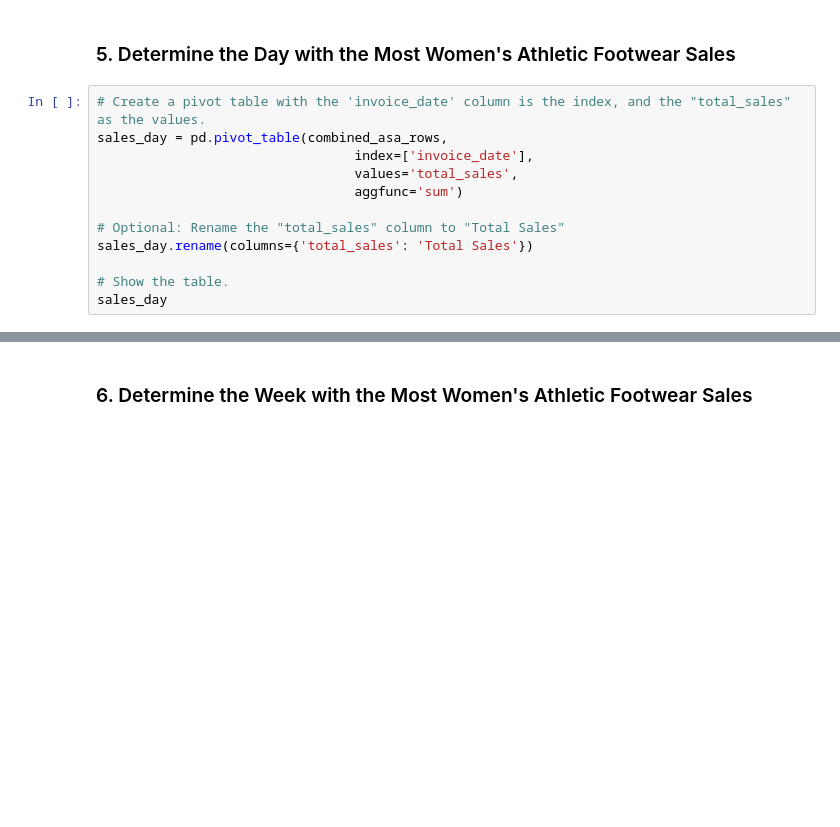
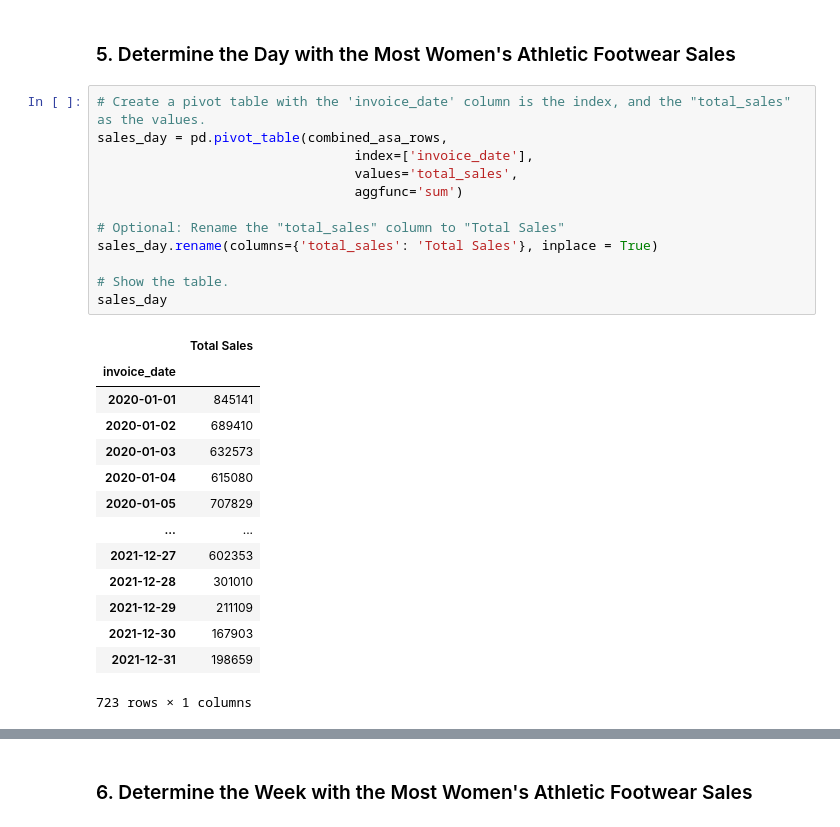
Before and after one commit to MsTDMc/athletic_sales_analysis, a Jupyter notebook: athletic_sales_analysis_starter_code.ipynb, the cells around one changed output, grey strips where cells are left out. Saved outputs shown, nothing was run; the diff lists cells and outputs as text; blank space fills up the shorter version.

```diff
--- a/athletic_sales_analysis_starter_code.ipynb
+++ b/athletic_sales_analysis_starter_code.ipynb
@@ -329,14 +340,29 @@ KeyError: 'Womens_Footwear_Units_Sold'
 # %%
 # Create a pivot table with the 'invoice_date' column is the index, and the "total_sales" as the values.
 sales_day = pd.pivot_table(combined_asa_rows,
                                  index=['invoice_date'],
                                  values='total_sales',
                                  aggfunc='sum')
 
 # Optional: Rename the "total_sales" column to "Total Sales"
-sales_day.rename(columns={'total_sales': 'Total Sales'})
+sales_day.rename(columns={'total_sales': 'Total Sales'}, inplace = True)
 
 # Show the table.
 sales_day
+# %% [output]
+|  | Total Sales |
+| invoice_date |  |
+| 2020-01-01 | 845141 |
+| 2020-01-02 | 689410 |
+| 2020-01-03 | 632573 |
+| 2020-01-04 | 615080 |
+| 2020-01-05 | 707829 |
+| ... | ... |
+| 2021-12-27 | 602353 |
+| 2021-12-28 | 301010 |
+| 2021-12-29 | 211109 |
+| 2021-12-30 | 167903 |
+| 2021-12-31 | 198659 |
+723 rows × 1 columns
 # %%
 # Resample the pivot table into daily bins, and get the total sales for each day.
```
Also changed, not shown: parts of 5 cells of this notebook.
